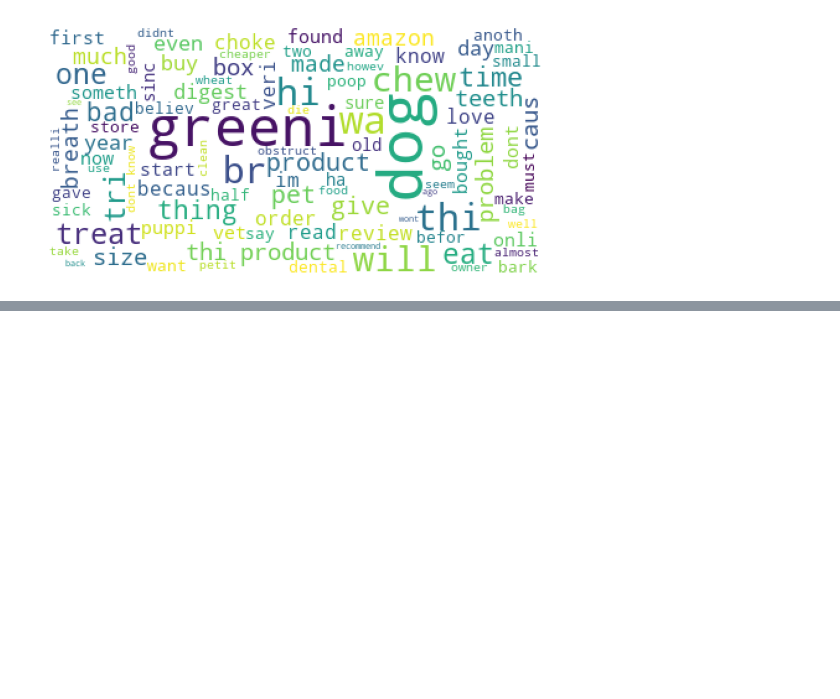
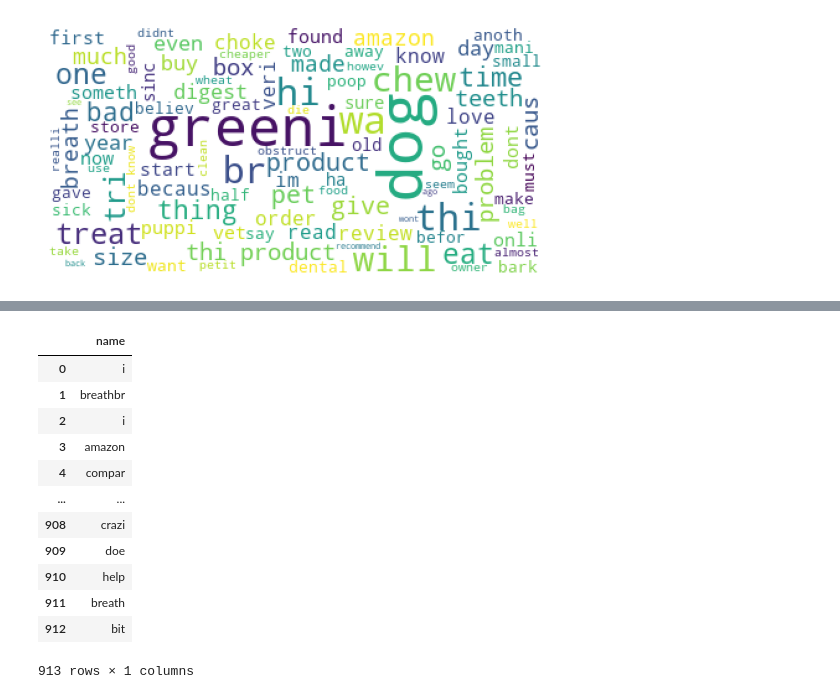
Before and after one commit to fbaezcalderon/fall_2024_quality_characteristics, a Jupyter notebook: quality_characteristics.ipynb, the cells around one changed output, grey strips where cells are left out. Cells and saved outputs as stored; diff of their text form; code cells hidden in the pictures; blank space fills up the shorter version.

Commit message:
nouns dataframe

```diff
--- a/quality_characteristics.ipynb
+++ b/quality_characteristics.ipynb
@@ -300,0 +331,5 @@ wcloud(neg_reviews)
+# %%
+clean_tkns = clean_text(neg_tokens,['greeni','br','dog'])
+# %%
+neg_tags = nltk.pos_tag(clean_tkns)
+neg_tags
@@ -300,0 +354,22 @@ wcloud(neg_reviews)
+# %%
+nouns_df =  pd.DataFrame(columns=['name'])
+# %%
+for word in neg_tags:
+    if word[1] =='NN':
+        nouns_df.loc[len(nouns_df.index)]={'name': word[0]}
+# %%
+nouns_df
+# %% [output]
+|  | name |
+| 0 | i |
+| 1 | breathbr |
+| 2 | i |
+| 3 | amazon |
+| 4 | compar |
+| ... | ... |
+| 908 | crazi |
+| 909 | doe |
+| 910 | help |
+| 911 | breath |
+| 912 | bit |
+913 rows × 1 columns
```
Also changed, not shown: parts of 4 cells of this notebook.
